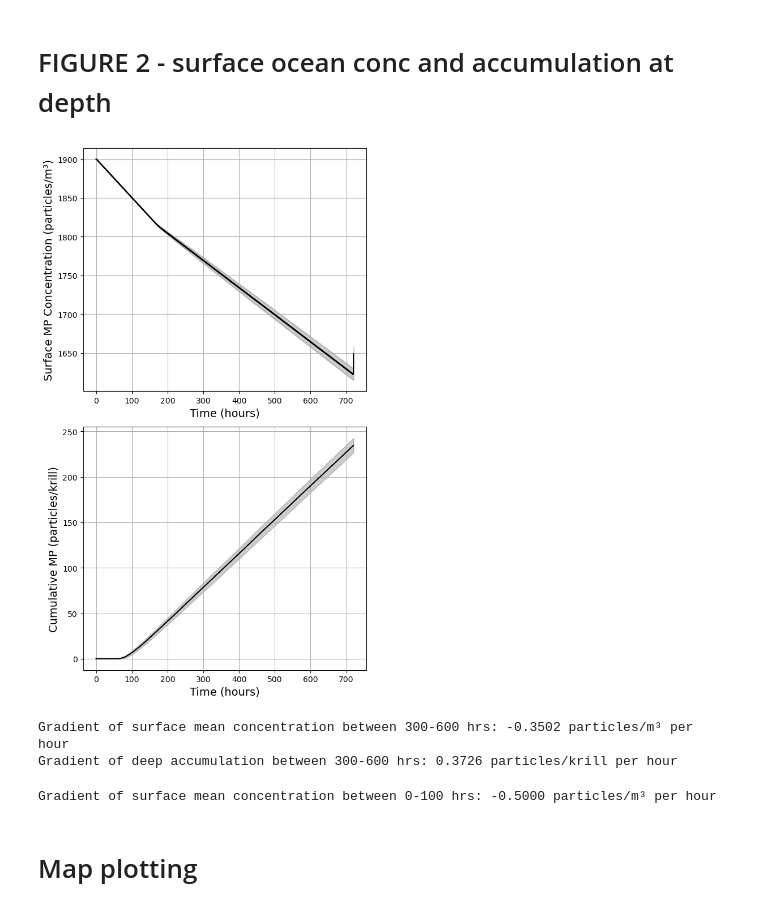
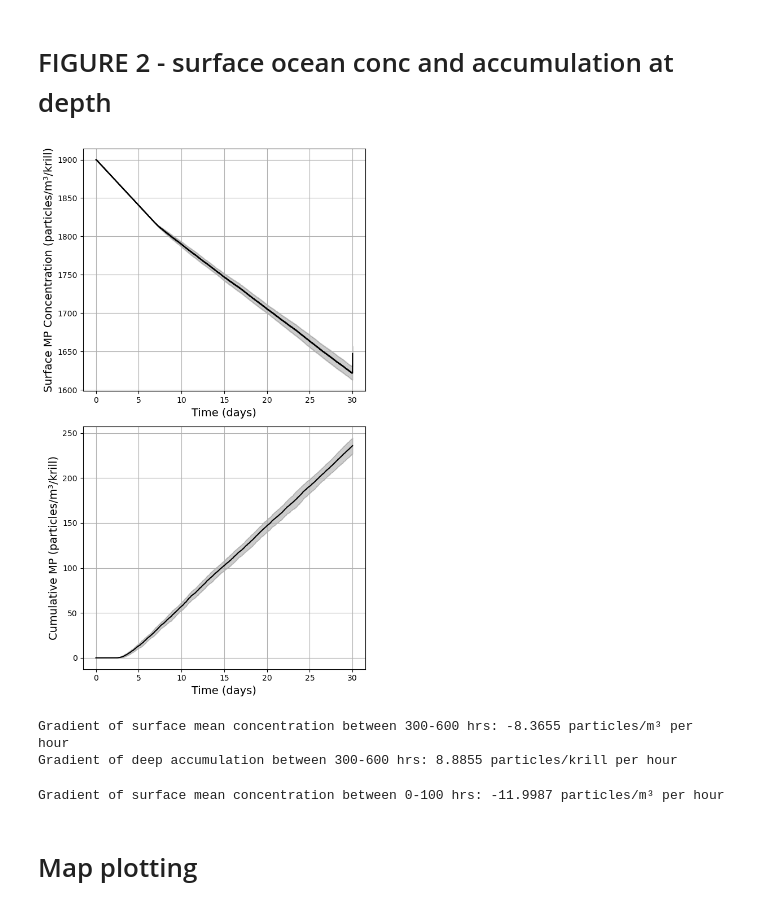
Before and after one commit to bethcandish/Antarctic_Krill, a Jupyter notebook: model_plots.ipynb, the cells around one changed output. Cells and saved outputs as stored; diff of their text form; code cells hidden in the pictures.

```diff
--- a/model_plots.ipynb
+++ b/model_plots.ipynb
@@ -1744,46 +1857,49 @@ mean_std_df_deep = pd.read_csv('mean_std_accumulation_2000m.csv')
 mean_acc = mean_std_df_deep['Mean_Accumulation'].values
 std_acc = mean_std_df_deep['Std_Accumulation'].values
 
 # Plotting
 fig, ax = plt.subplots(2,1, figsize=(6, 10))
 
+#convert time to days
+time = time / 24
+
 ax[0].plot(time, mean_surface_conc, label="Mean Surface MP Concentration", color="black")
 ax[0].fill_between(
     time,
     mean_surface_conc - std_surface_conc,
     mean_surface_conc + std_surface_conc,
     color="black", alpha=0.2
 )
-ax[0].set_xlabel("Time (hours)", fontsize=14)
-ax[0].set_ylabel("Surface MP Concentration (particles/m³)", fontsize=14)
+ax[0].set_xlabel("Time (days)", fontsize=14)
+ax[0].set_ylabel("Surface MP Concentration (particles/m³/krill)", fontsize=14)
 ax[0].grid()
 
 ax[1].plot(time, mean_acc, label="Mean MP at 2000m", color="black")
 ax[1].fill_between(
     time,
     mean_acc - std_acc,
     mean_acc + std_acc,
     color="black", alpha=0.2
 )
 
 
-ax[1].set_xlabel("Time (hours)", fontsize=14)
-ax[1].set_ylabel("Cumulative MP (particles/krill)", fontsize=14)
+ax[1].set_xlabel("Time (days)", fontsize=14)
+ax[1].set_ylabel("Cumulative MP (particles/m³/krill)", fontsize=14)
 #ax[1].legend(fontsize=16)
 ax[1].grid()
 
 plt.tight_layout()
 plt.show()
 # %% [output]
-[figure, old version]
+[figure, new version]
 # %%
 import numpy as np
 
 # Assuming 'time' is already defined and matches the shape of the data
 time = mean_std_df['Time'].values  # or however your time array is defined
-
+time = time / 24  # Convert time to days
 # Find the indices for the 300 to 600 hour window
-mask = (time >= 300) & (time <= 600)
+mask = (time >= 15) & (time <= 25)
 
 # Subset the time and data arrays
 time_subset = time[mask]
@@ -1797,16 +1913,17 @@ deep_gradient = np.polyfit(time_subset, deep_subset, 1)[0]
 print(f"Gradient of surface mean concentration between 300-600 hrs: {surf_gradient:.4f} particles/m³ per hour")
 print(f"Gradient of deep accumulation between 300-600 hrs: {deep_gradient:.4f} particles/krill per hour")
 # %% [output]
-Gradient of surface mean concentration between 300-600 hrs: -0.3502 particles/m³ per hour
-Gradient of deep accumulation between 300-600 hrs: 0.3726 particles/krill per hour
+Gradient of surface mean concentration between 300-600 hrs: -8.3655 particles/m³ per hour
+Gradient of deep accumulation between 300-600 hrs: 8.8855 particles/krill per hour
 # %%
 import numpy as np
 
 # Assuming 'time' is already defined and matches the shape of the data
 time = mean_std_df['Time'].values  # or however your time array is defined
+time = time / 24  # Convert time to days
 
 # Find the indices for the 300 to 600 hour window
-mask = (time >= 1) & (time <= 100)
+mask = (time >= 0.1) & (time <= 5)
 
 # Subset the time and data arrays
 time_subset = time[mask]
@@ -1817,7 +1934,7 @@ surf_gradient = np.polyfit(time_subset, surf_subset, 1)[0]
 
 print(f"Gradient of surface mean concentration between 0-100 hrs: {surf_gradient:.4f} particles/m³ per hour")
 # %% [output]
-Gradient of surface mean concentration between 0-100 hrs: -0.5000 particles/m³ per hour
+Gradient of surface mean concentration between 0-100 hrs: -11.9987 particles/m³ per hour
 # %% [markdown]
 # Map plotting
 # %%
```
Also changed, not shown: parts of 32 cells of this notebook, 11 other files.
